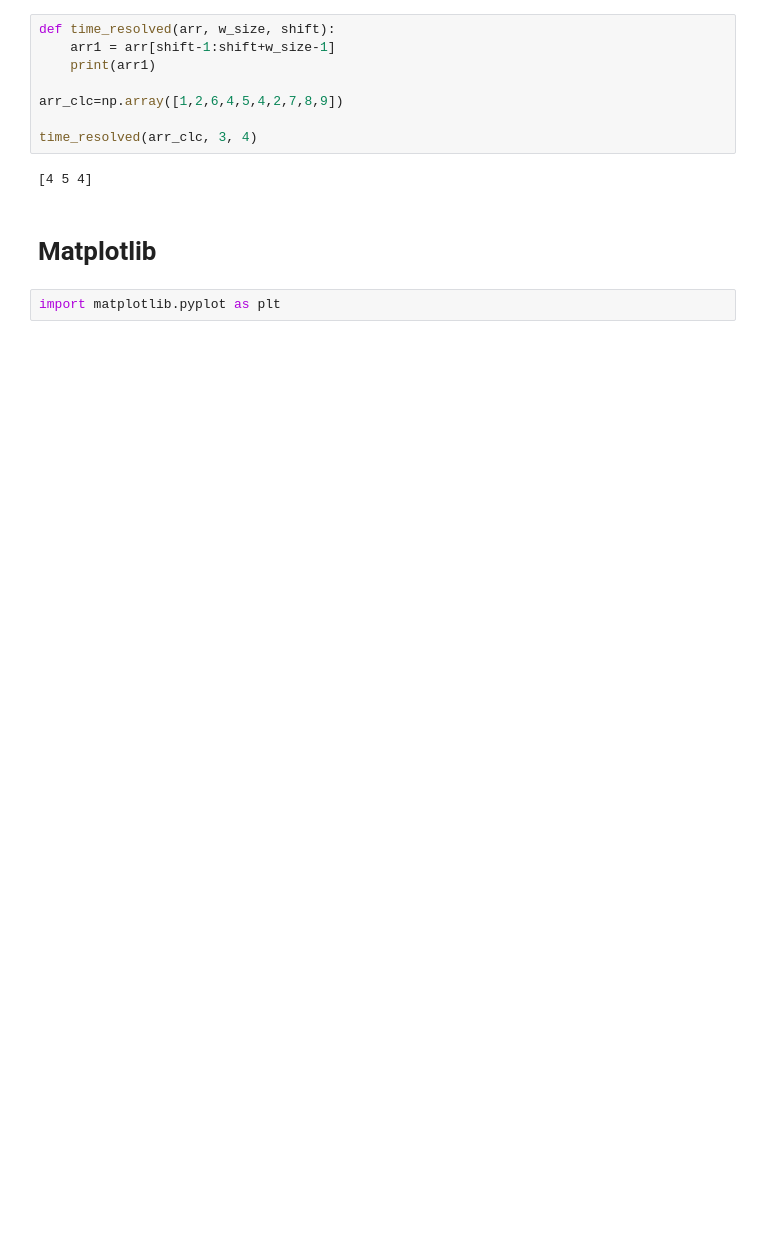
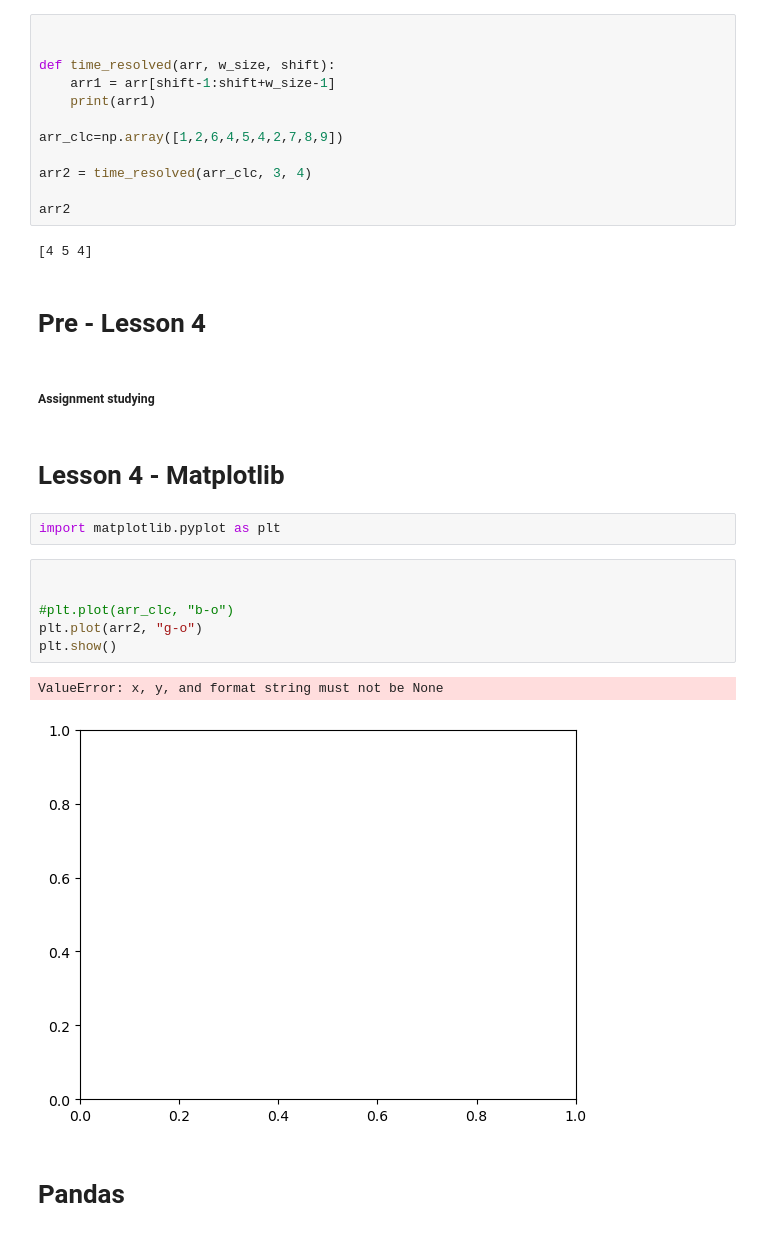
Before and after one commit to orhanakpinar/python.exercises, a Jupyter notebook: PythonForCSS/advancedDataAnalysisWithPython.ipynb, the cells around one changed output. Saved outputs shown, nothing was run; the diff lists cells and outputs as text; blank space fills up the shorter version.

```diff
--- a/PythonForCSS/advancedDataAnalysisWithPython.ipynb
+++ b/PythonForCSS/advancedDataAnalysisWithPython.ipynb
@@ -739,16 +739,35 @@ np.save("example_dictionary.py", my_dict)
 # %% [markdown]
 12- Write a time_resolved function for an arbitrary array and an arbitrary step (or window size) that you define.
 # %%
+
+
 def time_resolved(arr, w_size, shift):
     arr1 = arr[shift-1:shift+w_size-1]
     print(arr1)
 
 arr_clc=np.array([1,2,6,4,5,4,2,7,8,9])
 
-time_resolved(arr_clc, 3, 4)
+arr2 = time_resolved(arr_clc, 3, 4)
+
+arr2
 # %% [output]
 [4 5 4]
+# %% [markdown]
+# Pre - Lesson 4
+# %% [markdown]
+##### Assignment studying
 # %% [markdown]
-# Matplotlib
+# Lesson 4 - Matplotlib
 # %%
 import matplotlib.pyplot as plt
+# %%
+
+
+#plt.plot(arr_clc, "b-o")
+plt.plot(arr2, "g-o")
+plt.show()
+# %% [output]
+ValueError: x, y, and format string must not be None
+[figure, added]
+# %% [markdown]
+# Pandas
```
Also changed, not shown: parts of 66 cells of this notebook.
